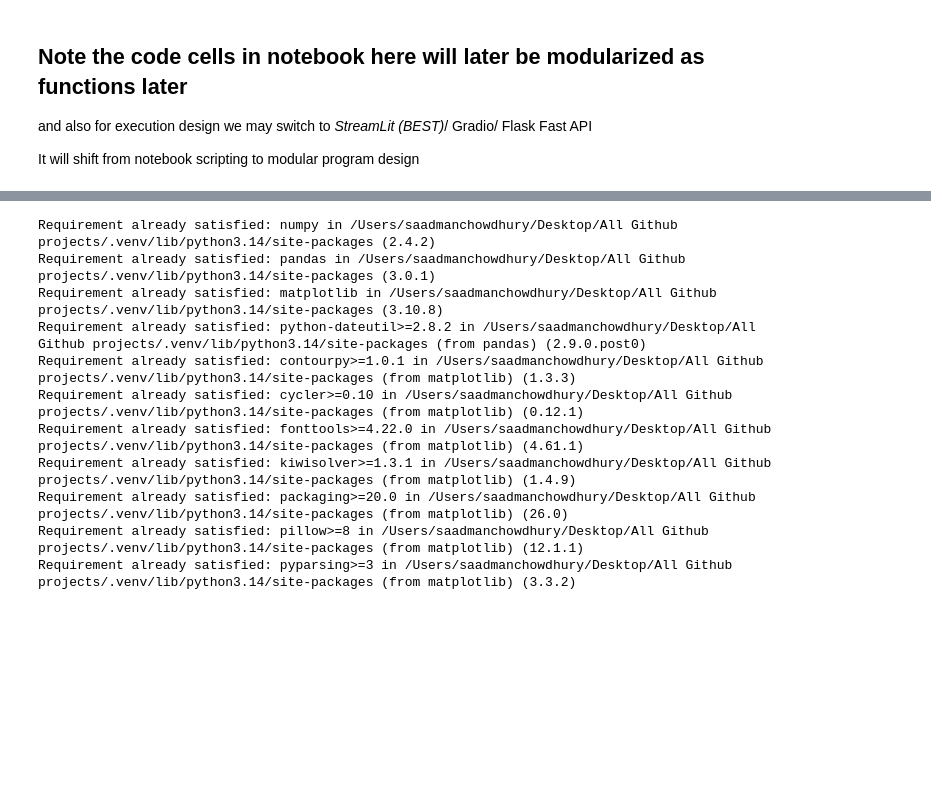
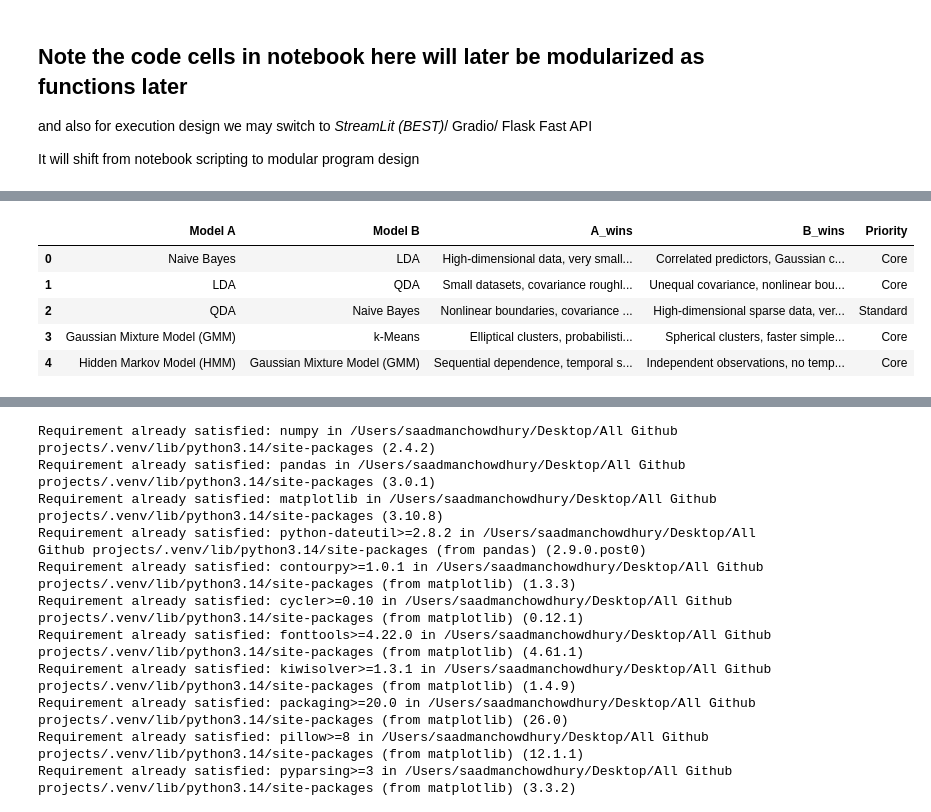
Before and after one commit to Saadman-Chowdhury-git/data-analytics-portfolio-post-MS-graduation, a Jupyter notebook: 02._ml_prediction_competition/Internal_meta_thoughts_and_Code.ipynb, the cells around one changed output, grey strips where cells are left out. Cells and saved outputs as stored; diff of their text form; code cells hidden in the pictures; blank space fills up the shorter version.

```diff
--- a/02._ml_prediction_competition/Internal_meta_thoughts_and_Code.ipynb
+++ b/02._ml_prediction_competition/Internal_meta_thoughts_and_Code.ipynb
@@ -365,0 +1146,50 @@ You selected Distance-based models. Here is a more specific list:
+# %%
+comparison_table = [
+    {
+        "Model A": "Naive Bayes",
+        "Model B": "LDA",
+        "A_wins": "High-dimensional data, very small samples, independence assumption approximately holds",
+        "B_wins": "Correlated predictors, Gaussian class structure, covariance modeling important",
+        "Priority": "Core"
+    },
+    {
+        "Model A": "LDA",
+        "Model B": "QDA",
+        "A_wins": "Small datasets, covariance roughly equal across classes, more stable estimation",
+        "B_wins": "Unequal covariance, nonlinear boundaries, enough data available",
+        "Priority": "Core"
+    },
+    {
+        "Model A": "QDA",
+        "Model B": "Naive Bayes",
+        "A_wins": "Nonlinear boundaries, covariance structure matters, sufficient data",
+        "B_wins": "High-dimensional sparse data, very small samples",
+        "Priority": "Standard"
+    },
+    {
+        "Model A": "Gaussian Mixture Model (GMM)",
+        "Model B": "k-Means",
+        "A_wins": "Elliptical clusters, probabilistic soft assignments needed",
+        "B_wins": "Spherical clusters, faster simpler clustering sufficient",
+        "Priority": "Core"
+    },
+    {
+        "Model A": "Hidden Markov Model (HMM)",
+        "Model B": "Gaussian Mixture Model (GMM)",
+        "A_wins": "Sequential dependence, temporal structure, hidden states evolve over time",
+        "B_wins": "Independent observations, no temporal dependence",
+        "Priority": "Core"
+    }
+]
+
+import pandas as pd
+pd.set_option('display.max_colwidth', None)
+df = pd.DataFrame(comparison_table)
+df
+# %% [output]
+|  | Model A | Model B | A_wins | B_wins | Priority |
+| 0 | Naive Bayes | LDA | High-dimensional data, very small... | Correlated predictors, Gaussian c... | Core |
+| 1 | LDA | QDA | Small datasets, covariance roughl... | Unequal covariance, nonlinear bou... | Core |
+| 2 | QDA | Naive Bayes | Nonlinear boundaries, covariance ... | High-dimensional sparse data, ver... | Standard |
+| 3 | Gaussian Mixture Model (GMM) | k-Means | Elliptical clusters, probabilisti... | Spherical clusters, faster simple... | Core |
+| 4 | Hidden Markov Model (HMM) | Gaussian Mixture Model (GMM) | Sequential dependence, temporal s... | Independent observations, no temp... | Core |
```
Also changed, not shown: parts of 25 cells of this notebook, 12 other files.
